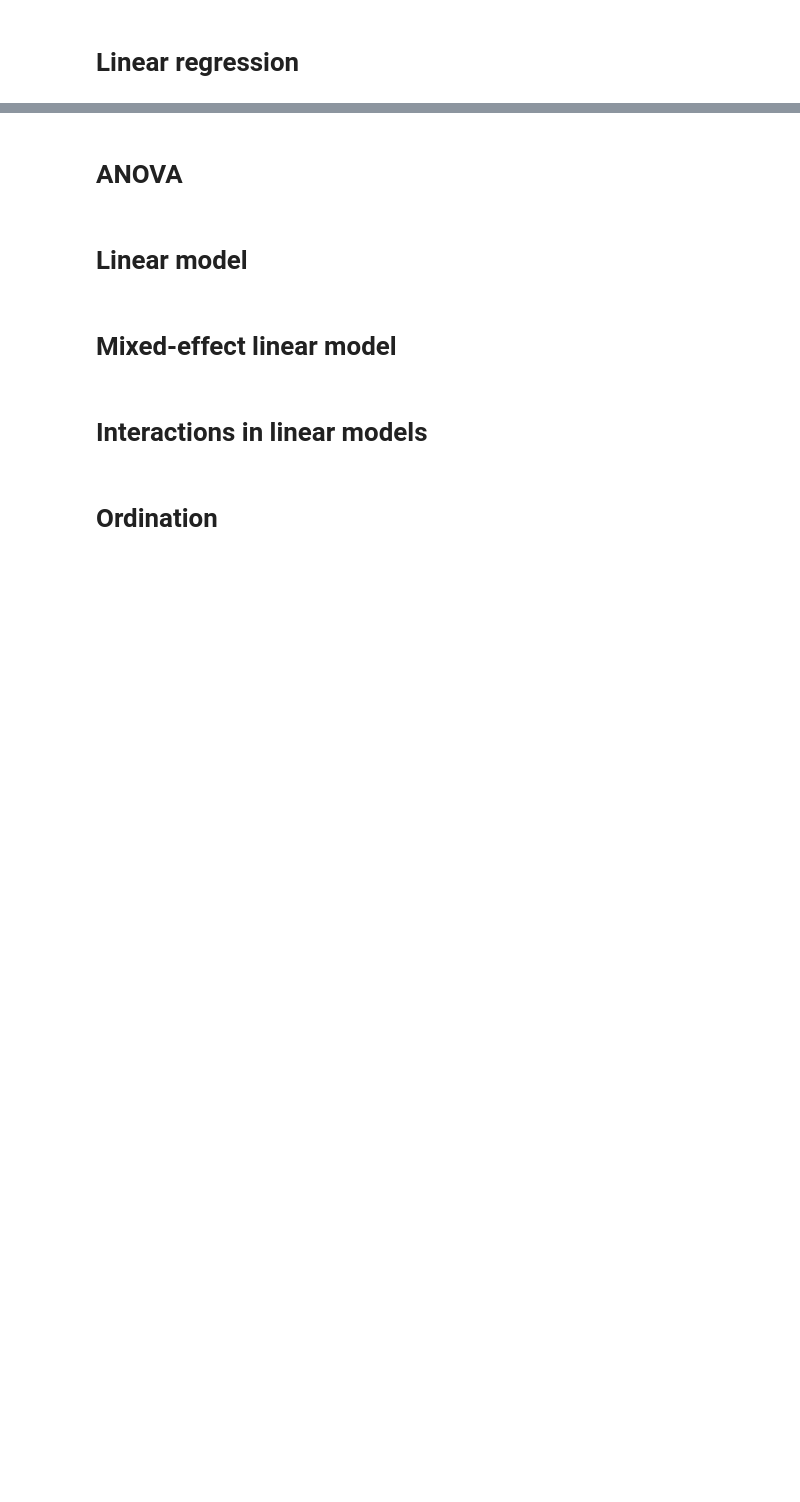
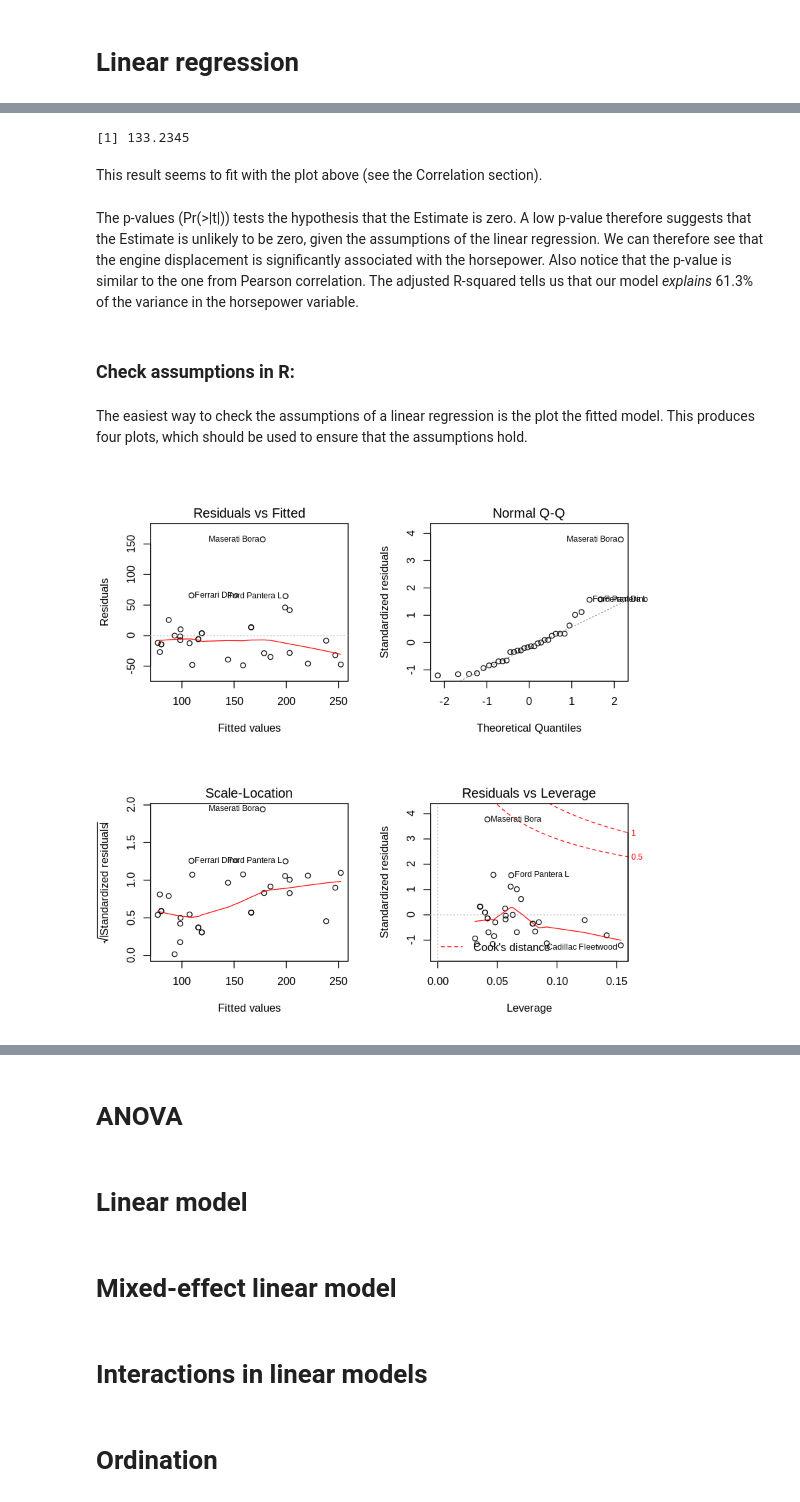
Before and after one commit to microUCPH/amplicon_data_analysis, a Jupyter notebook: ipynb/stats.ipynb, the cells around one changed output, grey strips where cells are left out. Cells and saved outputs as stored; diff of their text form; code cells hidden in the pictures; blank space fills up the shorter version.

```diff
--- a/ipynb/stats.ipynb
+++ b/ipynb/stats.ipynb
@@ -205,0 +291,6 @@ As the paper states: *two variables are correlated when they display an increasi
+# %%
+# Save the model in the fit object
+fit <- lm(hp ~ disp, data = mtcars)
+
+# Get a summary of the model:
+summary(fit)
@@ -205,0 +317,17 @@ As the paper states: *two variables are correlated when they display an increasi
+# %%
+0.4375*200 + 45.7345
+# %% [output]
+[1] 133.2345
+# %% [markdown]
+This result seems to fit with the plot above (see the Correlation section).
+# %% [markdown]
+The p-values (Pr(>|t|)) tests the hypothesis that the Estimate is zero. A low p-value therefore suggests that the Estimate is unlikely to be zero, given the assumptions of the linear regression. We can therefore see that the engine displacement is significantly associated with the horsepower. Also notice that the p-value is similar to the one from Pearson correlation. The adjusted R-squared tells us that our model *explains* 61.3% of the variance in the horsepower variable.
+# %% [markdown]
+### Check assumptions in R:
+# %% [markdown]
+The easiest way to check the assumptions of a linear regression is the plot the fitted model. This produces four plots, which should be used to ensure that the assumptions hold.
+# %%
+par(mfrow=c(2,2)) # Plot in a 2x2 grid
+plot(fit)
+# %% [output]
+[figure, added]
```
Also changed, not shown: parts of 31 cells of this notebook.
